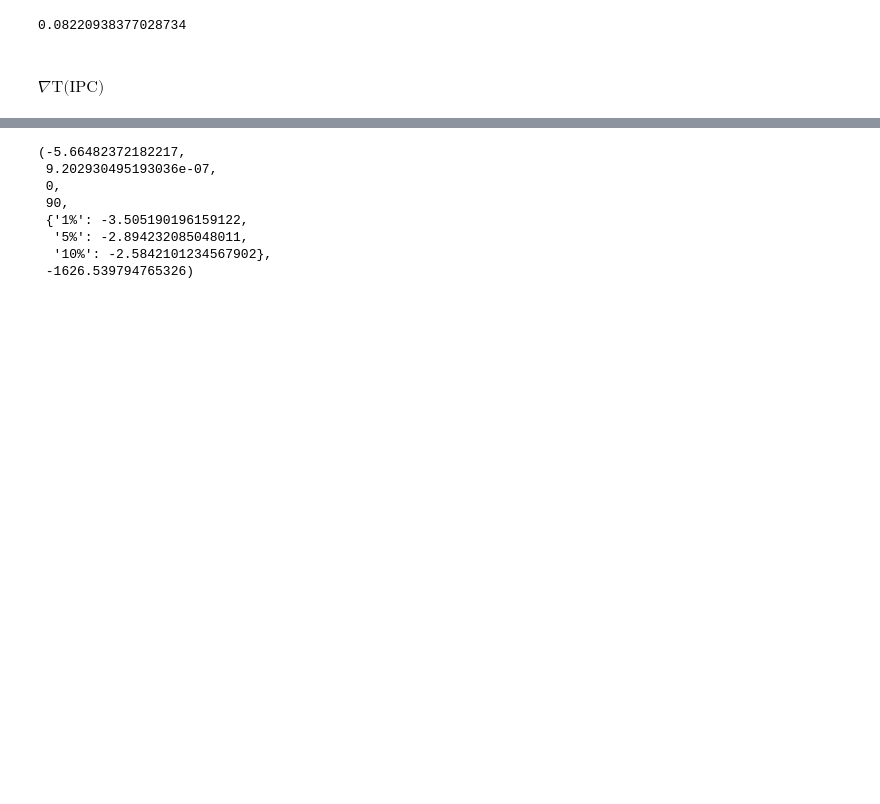
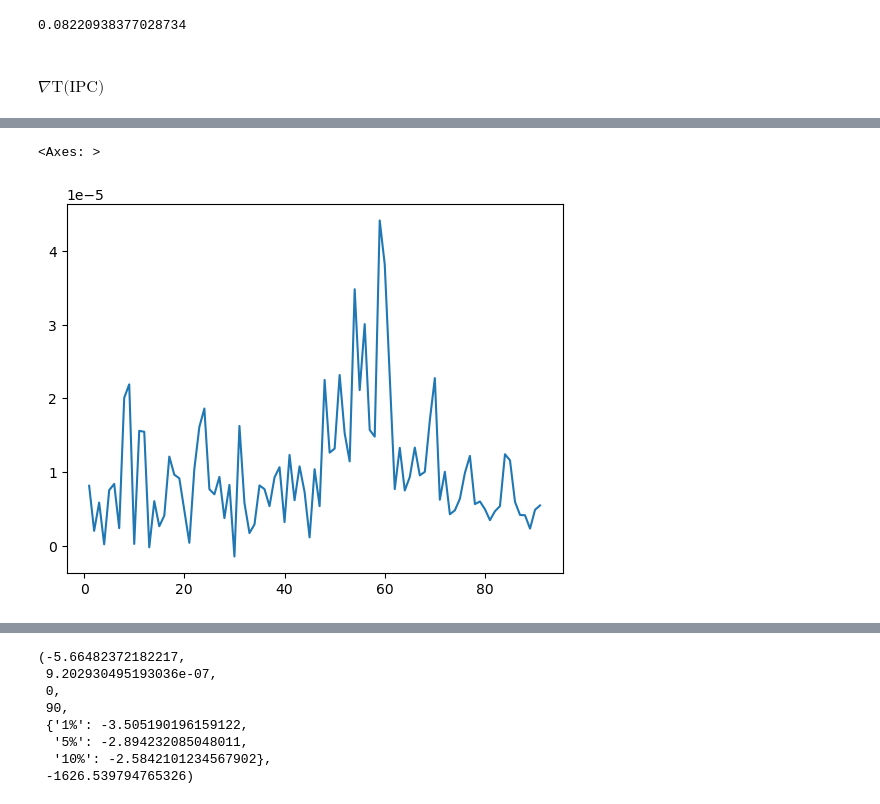
Before and after one commit to heritaco/Time-Series, a Jupyter notebook: 03-Verificacion-de-Supuestos/IPC.ipynb, the cells around one changed output, grey strips where cells are left out. Drawn from its saved outputs; the diff is of its cells as text; code cells hidden in the pictures; blank space fills up the shorter version.

```diff
--- a/03-Verificacion-de-Supuestos/IPC.ipynb
+++ b/03-Verificacion-de-Supuestos/IPC.ipynb
@@ -256,2 +327,7 @@ ipc['diff2'].var()
 # %%
 tipc['diff'] = tipc['IPC'].diff()
+# %%
+tipc['diff'].plot()
+# %% [output]
+<Axes: >
+[figure, added]
```
Also changed, not shown: parts of 16 cells of this notebook, 11 other files.
